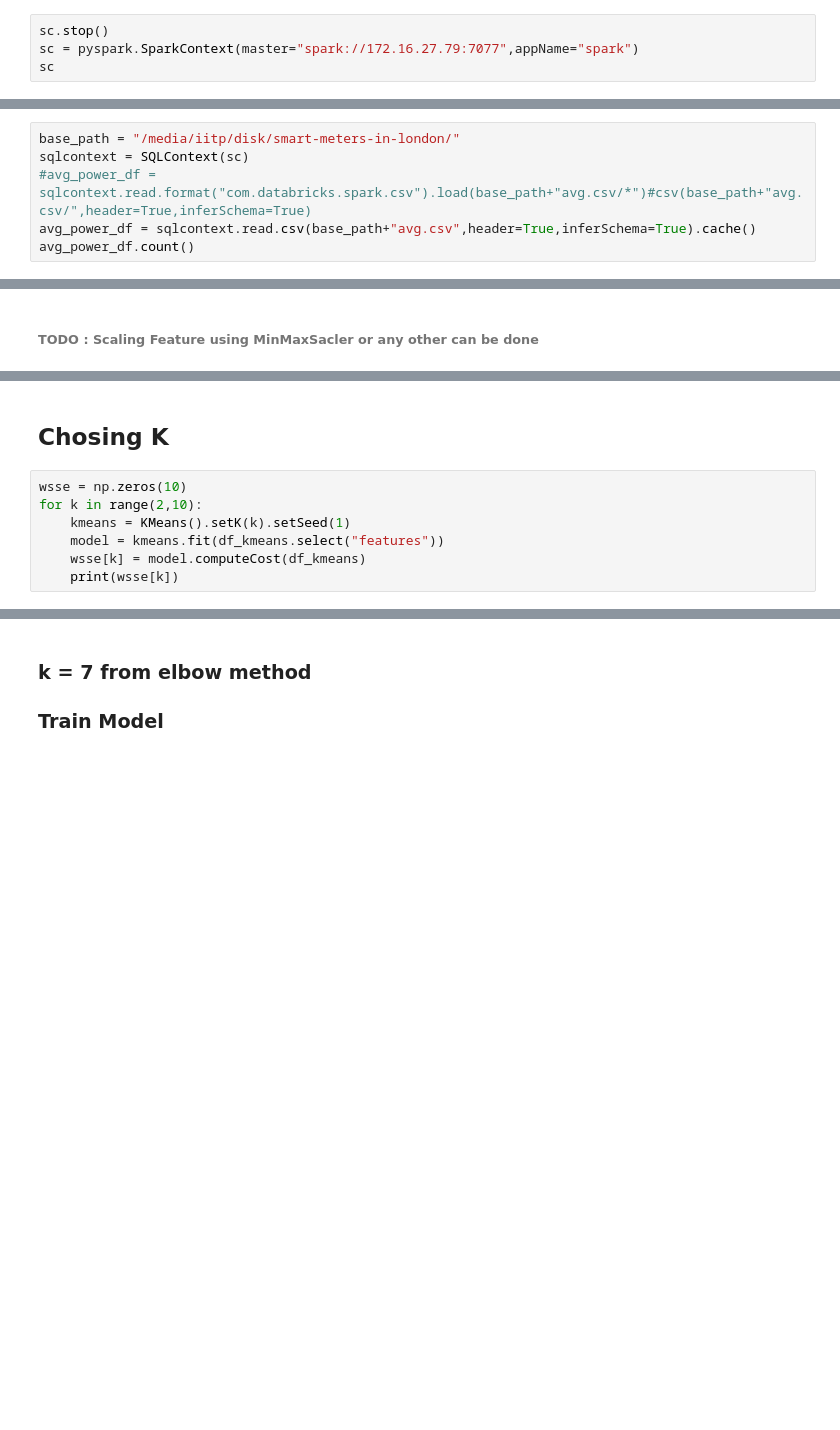
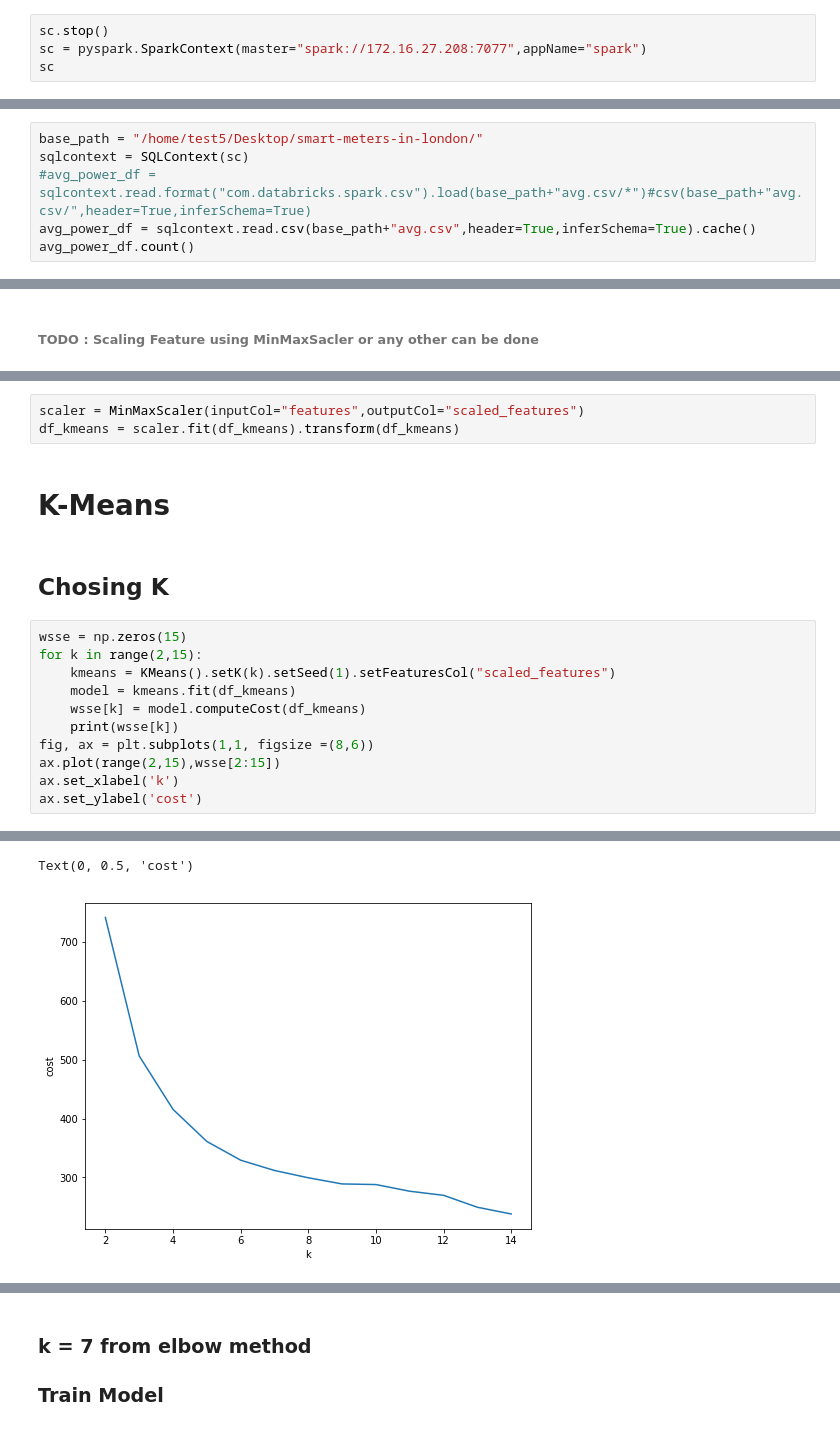
Before and after one commit to mishi-a/London_Smart_Meter_Load_Forecasting, a Jupyter notebook: Clustering_load_profile.ipynb, the cells around one changed output, grey strips where cells are left out. Saved outputs shown, nothing was run; the diff lists cells and outputs as text; blank space fills up the shorter version.

```diff
--- a/Clustering_load_profile.ipynb
+++ b/Clustering_load_profile.ipynb
@@ -12,6 +12,6 @@ from pyspark.sql import Row
 import pyspark
 # %%
 sc.stop()
-sc = pyspark.SparkContext(master="spark://172.16.27.79:7077",appName="spark")
+sc = pyspark.SparkContext(master="spark://172.16.27.208:7077",appName="spark")
 sc
 # %% [output]
@@ -19,7 +19,7 @@ sc
 # %% [markdown]
 ## Load Average Profile csv
 # %%
-base_path = "/media/iitp/disk/smart-meters-in-london/"
+base_path = "/home/test5/Desktop/smart-meters-in-london/"
 sqlcontext = SQLContext(sc)
 #avg_power_df = sqlcontext.read.format("com.databricks.spark.csv").load(base_path+"avg.csv/*")#csv(base_path+"avg.csv/",header=True,inferSchema=True)
 avg_power_df = sqlcontext.read.csv(base_path+"avg.csv",header=True,inferSchema=True).cache()
@@ -79,10 +97,19 @@ df_kmeans.take(1)
+# %%
+scaler = MinMaxScaler(inputCol="features",outputCol="scaled_features")
+df_kmeans = scaler.fit(df_kmeans).transform(df_kmeans)
+# %% [markdown]
+# K-Means
 # %% [markdown]
 ## Chosing K
 # %%
-wsse = np.zeros(10)
-for k in range(2,10):
-    kmeans = KMeans().setK(k).setSeed(1)
-    model = kmeans.fit(df_kmeans.select("features"))
+wsse = np.zeros(15)
+for k in range(2,15):
+    kmeans = KMeans().setK(k).setSeed(1).setFeaturesCol("scaled_features")
+    model = kmeans.fit(df_kmeans)
     wsse[k] = model.computeCost(df_kmeans)
     print(wsse[k])
+fig, ax = plt.subplots(1,1, figsize =(8,6))
+ax.plot(range(2,15),wsse[2:15])
+ax.set_xlabel('k')
+ax.set_ylabel('cost')
 # %% [output]
@@ -96,0 +129,2 @@ for k in range(2,10):
+Text(0, 0.5, 'cost')
+[figure, added]
```
Also changed, not shown: parts of 24 cells of this notebook, 8 other files.
